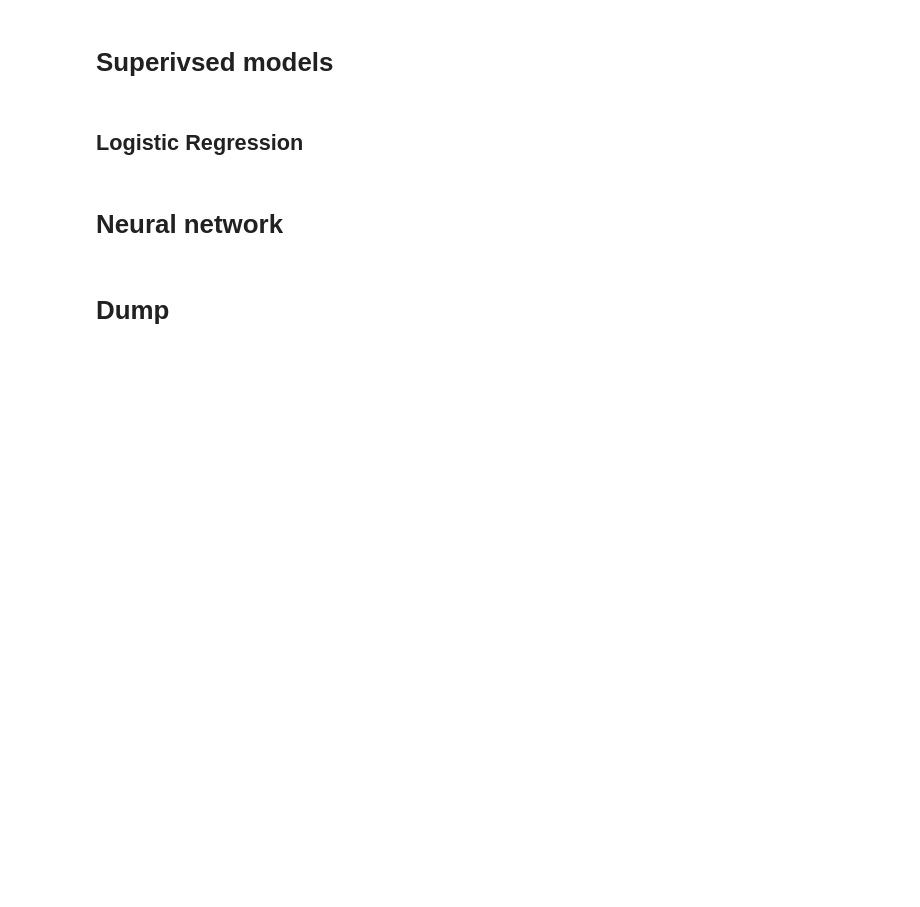
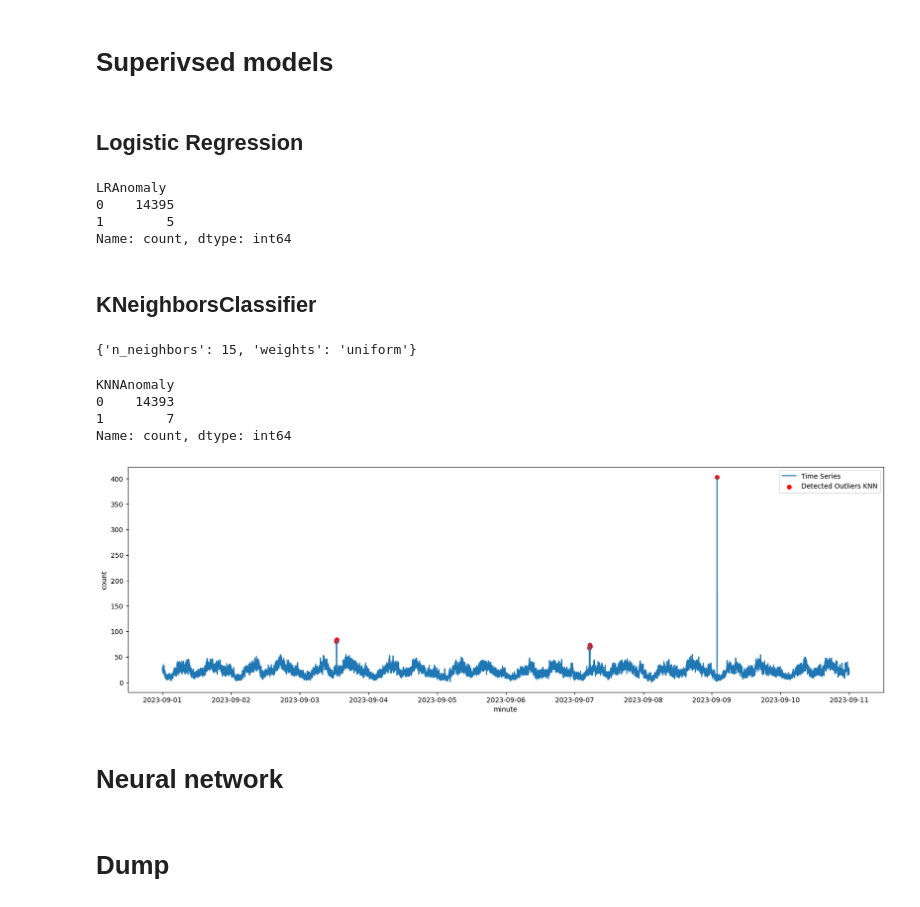
Before and after one commit to AndreyLebedinskiy/CourseProjectYear3, a Jupyter notebook: Models.ipynb, the cells around one changed output. Drawn from its saved outputs; the diff is of its cells as text; code cells hidden in the pictures; blank space fills up the shorter version.

```diff
--- a/Models.ipynb
+++ b/Models.ipynb
@@ -413,5 +412,5 @@ df_LR_train =  df_train[['count','dayOfTheWeek','isWeekend','hours','night','mor
 df_LR_test =  df_test[['count','dayOfTheWeek','isWeekend','hours','night','morning','day','difference']]
 
 min_max_scaler = preprocessing.StandardScaler()
-df_LR_train  = min_max_scaler.fit_transform(df_LR_train)
-df_LR_test  = min_max_scaler.fit_transform(df_LR_test)
+df_LR_train  = pd.DataFrame(min_max_scaler.fit_transform(df_LR_train))
+df_LR_test  = pd.DataFrame(min_max_scaler.fit_transform(df_LR_test))
@@ -418,16 +431,58 @@ df_LR_test  = min_max_scaler.fit_transform(df_LR_test)
+# %%
+model = LogisticRegression(solver='lbfgs', random_state=42)
+model.fit(df_LR_train, y_train['actualAnomaly'])
+df_test['LRAnomaly'] = pd.Series(model.predict(df_LR_test))
+df_test['LRAnomaly'].value_counts()
+# %% [output]
+LRAnomaly
+0    14395
+1        5
+Name: count, dtype: int64
+# %% [markdown]
+## KNeighborsClassifier
+# %%
+df_KNN_train =  df_train[['count','dayOfTheWeek','isWeekend','hours','night','morning','day','difference']]
+df_KNN_test =  df_test[['count','dayOfTheWeek','isWeekend','hours','night','morning','day','difference']]
+
+#min_max_scaler = preprocessing.StandardScaler()
+#df_KNN_train  = pd.DataFrame(min_max_scaler.fit_transform(df_KNN_train))
+#df_KNN_test  = pd.DataFrame(min_max_scaler.fit_transform(df_KNN_test))
+# %%
+params = {
+    'weights': ['uniform', 'distance'],
+    'n_neighbors': [15, 20, 25]
+}
+KNNmodel = KNeighborsClassifier()
+
+# Perform grid search with cross-validation on the training data
+grid_search = GridSearchCV(KNNmodel, params, scoring='f1')
+grid_search.fit(df_KNN_train, y_train['actualAnomaly'])
+
+best_params = grid_search.best_params_
+best_KNN = KNeighborsClassifier(**best_params)
+print(best_params)
+# %% [output]
+{'n_neighbors': 15, 'weights': 'uniform'}
+# %%
+model = KNeighborsClassifier(n_neighbors=15, weights='uniform')
+model.fit(df_KNN_train, y_train['actualAnomaly'])
+df_test['KNNAnomaly'] = pd.Series(model.predict(df_KNN_test))
+df_test['KNNAnomaly'].value_counts()
+# %% [output]
+KNNAnomaly
+0    14393
+1        7
+Name: count, dtype: int64
 # %%
-model = LogisticRegression()
-df_LR = pd.DataFrame(df_LR)
-model.fit(df_LR)
-df_combined['OCSVMAnomaly'] = pd.Series(model.predict(df_SVM))
-df_combined['OCSVMAnomaly'] = df_combined['OCSVMAnomaly'].map( {1: 0, -1: 1} )
-
-anomaly = df_combined.loc[df_combined['OCSVMAnomaly'] == 1, ['timestamp', 'count']]
-print(anomaly.shape)
+anomalyKNN = df_test.loc[df_test['KNNAnomaly'] == 1, ['timestamp', 'count']]
+anomalyLR = df_test.loc[df_test['LRAnomaly'] == 1, ['timestamp', 'count']]
 plt.figure(figsize=(20, 6))
-plt.plot(df_combined['timestamp'], df_combined['count'], label='Time Series')
-plt.scatter(anomaly['timestamp'],anomaly['count'], color='red', label='Detected Outliers')
+plt.plot(df_test['timestamp'], df_test['count'], label='Time Series')
+plt.scatter(anomalyKNN['timestamp'],anomalyKNN['count'], color='red', label='Detected Outliers KNN')
+plt.scatter(anomalyLR['timestamp'],anomalyLR['count'], color='green', label='Detected Outliers LR')
 plt.xlabel('minute')
 plt.ylabel('count')
 plt.legend()
 plt.show()
+# %% [output]
+[figure, added]
```
Also changed, not shown: parts of 5 cells of this notebook, 1 other file.
